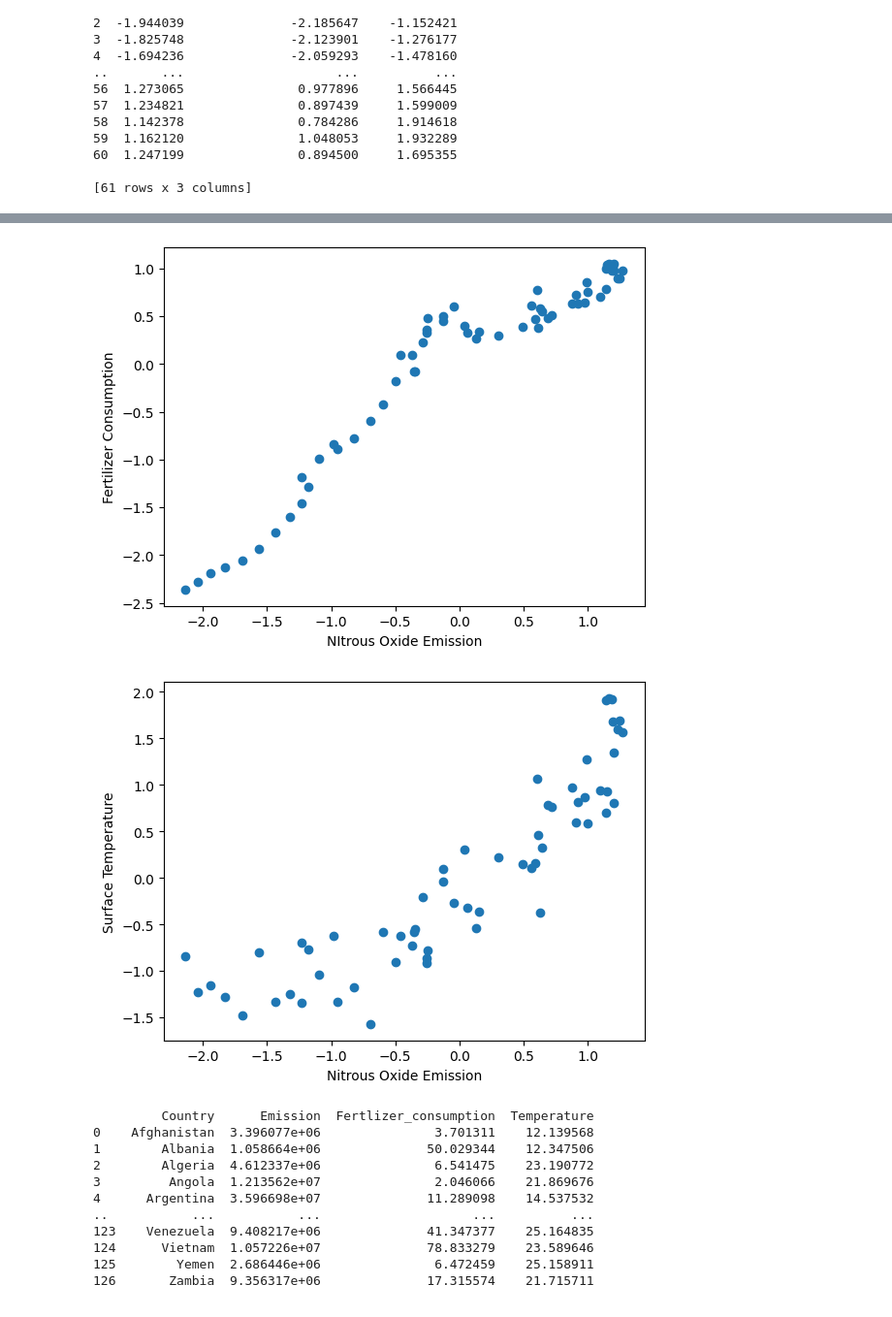
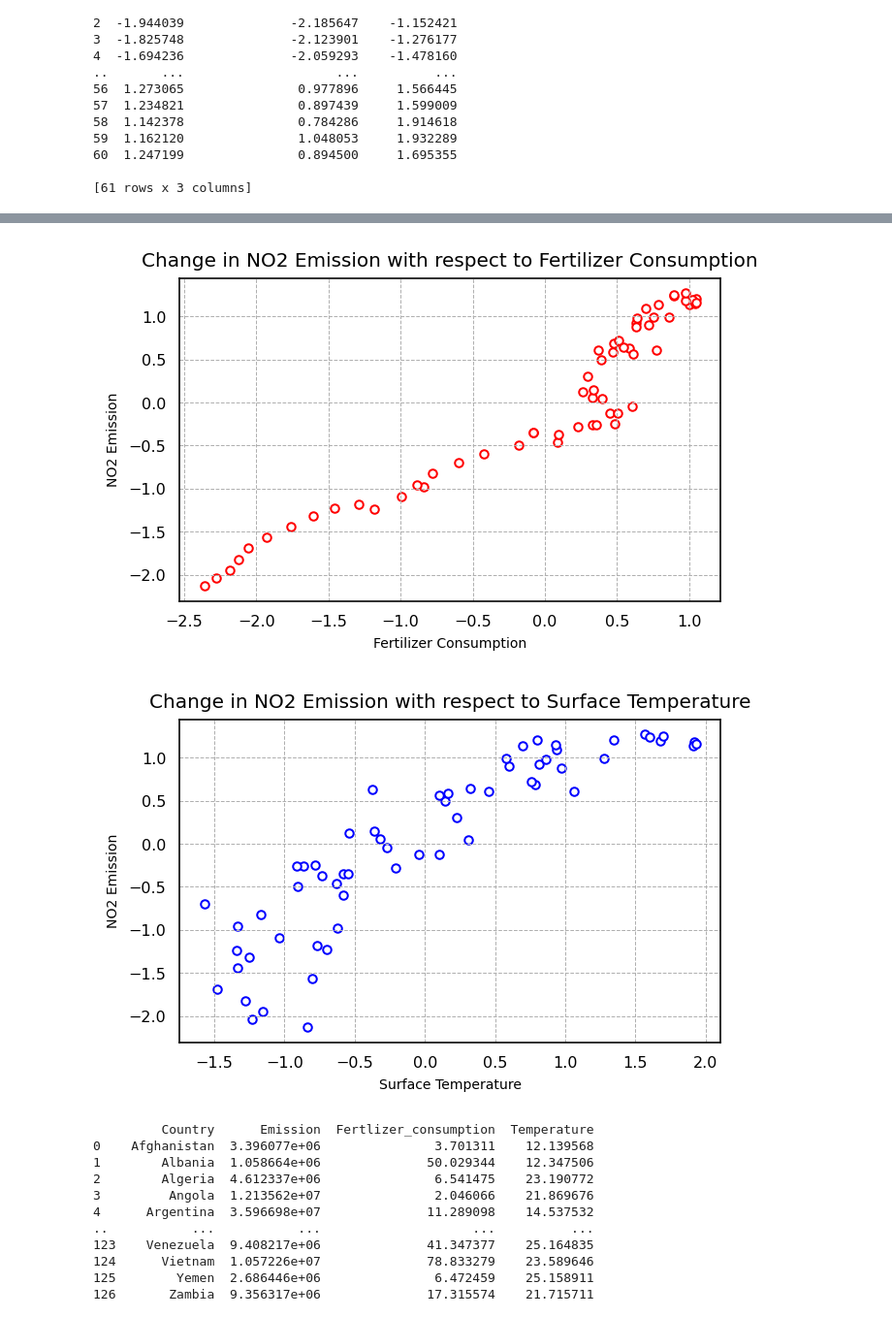
Before and after one commit to MuhammedThariq/Data-Science-Final-Project, a Jupyter notebook: Exploratory_data_analysis.ipynb, the cells around one changed output, grey strips where cells are left out. Shown at 97% size. Saved outputs shown, nothing was run; the diff lists cells and outputs as text; code cells hidden in the pictures.

```diff
--- a/Exploratory_data_analysis.ipynb
+++ b/Exploratory_data_analysis.ipynb
@@ -114,23 +137,37 @@ plt.show()
 # %%
 #Creating a scatter plot to show the correlation between Nitrous oxide emission
 #and Fertilizer consumption
-plt.figure()
-plt.scatter(x=corr_df_norm['Emission'], y=corr_df_norm['Fertlizer_consumption'])
-plt.xlabel("NItrous Oxide Emission")
-plt.ylabel("Fertilizer Consumption")
+plt.figure(dpi=144 ,figsize=(5,3))
+plt.scatter(x=corr_df_norm['Fertlizer_consumption'], y=corr_df_norm['Emission'],
+            s=18, facecolor='white', edgecolor='red')
+plt.xlabel("Fertilizer Consumption", fontsize=7)
+plt.ylabel("NO2 Emission", fontsize=7)
+plt.xticks(fontsize=8)
+plt.yticks(fontsize=8)
+plt.grid(linewidth=0.5, linestyle='--')
+ax = plt.gca()
+ax.tick_params(left=False, bottom=False)
+plt.title("Change in NO2 Emission with respect to Fertilizer Consumption", fontsize=10)
 plt.show()
 # %% [output]
-[figure, old version]
+[figure, new version]
 # %%
 #Plotting a scatter plot to show the correlation between Nitrous Oxide emission
 #and temperature
-plt.figure()
-plt.scatter(x=corr_df_norm['Emission'], y=corr_df_norm['Temperature'])
-plt.xlabel("Nitrous Oxide Emission")
-plt.ylabel("Surface Temperature")
+plt.figure(dpi=144, figsize=(5,3))
+plt.scatter(x=corr_df_norm['Temperature'], y=corr_df_norm['Emission'],
+            s=18, facecolor='white', edgecolor='blue')
+plt.xlabel("Surface Temperature", fontsize=7)
+plt.ylabel("NO2 Emission", fontsize=7)
+plt.xticks(fontsize=8)
+plt.yticks(fontsize=8)
+plt.grid(linewidth=0.5, linestyle='--')
+ax = plt.gca()
+ax.tick_params(left=False, bottom=False)
+plt.title("Change in NO2 Emission with respect to Surface Temperature", fontsize=10)
 plt.show()
 # %% [output]
-[figure, old version]
+[figure, new version]
 # %%
 #Creating a dataframe group by country and taking the average of Nitrous oxide
 #emission, fertilizer consumption and temperature over the years
```
Also changed, not shown: parts of 23 cells of this notebook.
